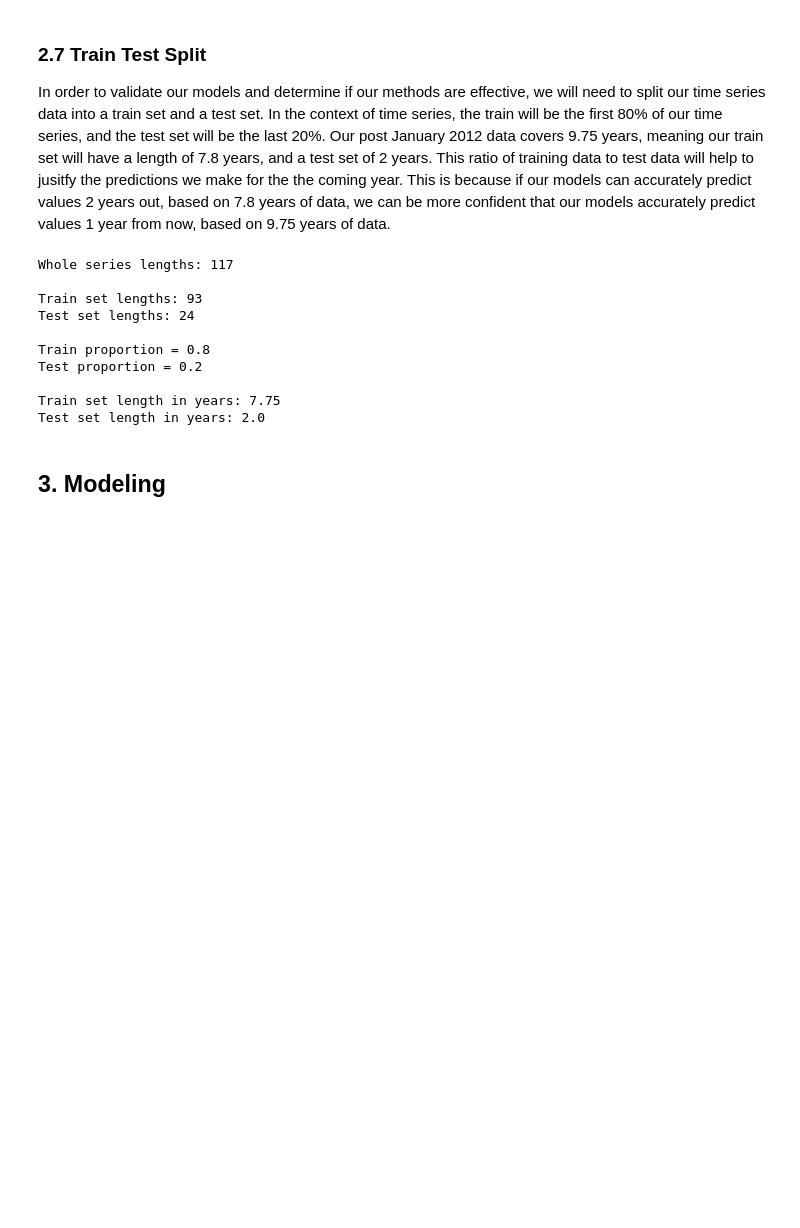
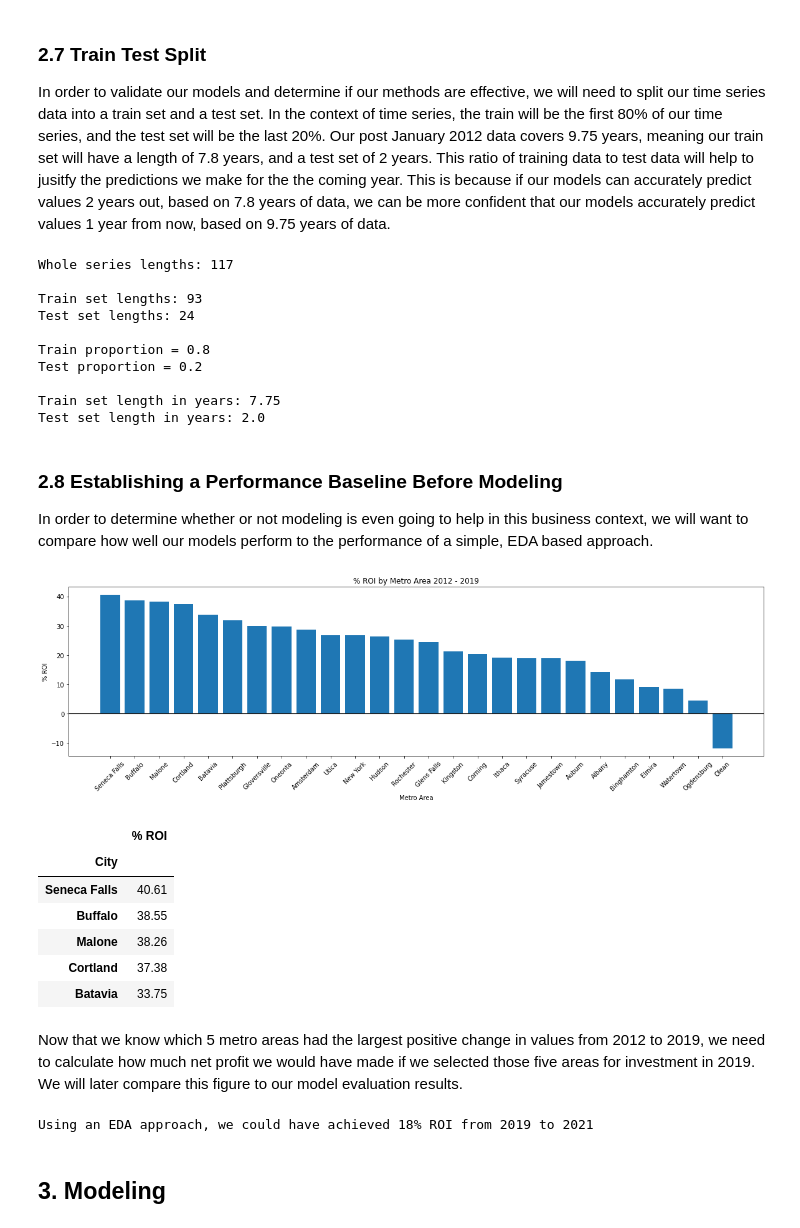
Before and after one commit to MellissaValle/Zillow_Real_Estate_Time_Series_analysis, a Jupyter notebook: Aidan/Aidan's Notebook.ipynb, the cells around one changed output. Drawn from its saved outputs; the diff is of its cells as text; code cells hidden in the pictures; blank space fills up the shorter version.

Commit message:
EDA Baseline Update

```diff
--- a/Aidan/Aidan's Notebook.ipynb
+++ b/Aidan/Aidan's Notebook.ipynb
@@ -249,6 +249,72 @@ Test proportion = 0.2
 
 Train set length in years: 7.75
 Test set length in years: 2.0
+# %% [markdown]
+### 2.8 Establishing a Performance Baseline Before Modeling
+
+In order to determine whether or not modeling is even going to help in this business context, we will want to compare how well our models perform to  the performance of a simple, EDA based approach.
+# %%
+# These lists will hold the names of each metro area, as well as that area's ROI from 2012 to 2021
+names = []
+historical_roi = []
+
+# This for loop adds the information to the two lists
+for i in range(len(train.columns)):
+
+    clean_name = train.columns[i][:-4]
+
+    initial_val = train[train.columns[i]]['2012-01-31']
+    present_val = train[train.columns[i]]['2019-09-30']
+
+    roi = round(((present_val - initial_val) / initial_val) * 100, 2)
+
+    names.append(clean_name)
+    historical_roi.append(roi)
+
+# Turning the data into a pandas dataframe
+roi_df = pd.DataFrame()
+roi_df['City'] = names
+roi_df['% ROI'] = historical_roi
+roi_df.sort_values(['% ROI'], inplace=True, ascending=False)
+roi_df.set_index('City', inplace=True)
+
+# Plotting the historical data
+fig, ax = plt.subplots(figsize=(20,5))
+plt.bar(roi_df.index, roi_df['% ROI'])
+plt.title('% ROI by Metro Area 2012 - 2019')
+plt.xlabel('Metro Area')
+plt.ylabel('% ROI')
+plt.xticks(rotation=45)
+plt.axhline(0, color='k')
+plt.show()
+
+roi_df.head()
+# %% [output]
+[figure, added]
+|  | % ROI |
+| City |  |
+| Seneca Falls | 40.61 |
+| Buffalo | 38.55 |
+| Malone | 38.26 |
+| Cortland | 37.38 |
+| Batavia | 33.75 |
+# %% [markdown]
+Now that we know which 5 metro areas had the largest positive change in values from 2012 to 2019, we need to calculate how much net profit we would have made if we selected those five areas for investment in 2019. We will later compare this figure to our model evaluation results.
+# %%
+top_5 = ['Seneca Falls, NY', 'Buffalo, NY', 'Malone, NY', 'Cortland, NY', 'Batavia, NY']
+
+buys = []
+sells = []
+
+for i in top_5:
+    buys.append(df_2012[i]['2019-09-30'])
+    sells.append(df_2012[i]['2021-09-30'])
+
+eda_roi = round( ((sum(sells) - sum(buys)) / sum(buys) ) * 100)
+
+print(f'Using an EDA approach, we could have achieved {eda_roi:,}% ROI from 2019 to 2021')
+# %% [output]
+Using an EDA approach, we could have achieved 18% ROI from 2019 to 2021
 # %% [markdown]
 ## 3. Modeling
 # %% [markdown]
```
Also changed, not shown: parts of 11 cells of this notebook.
